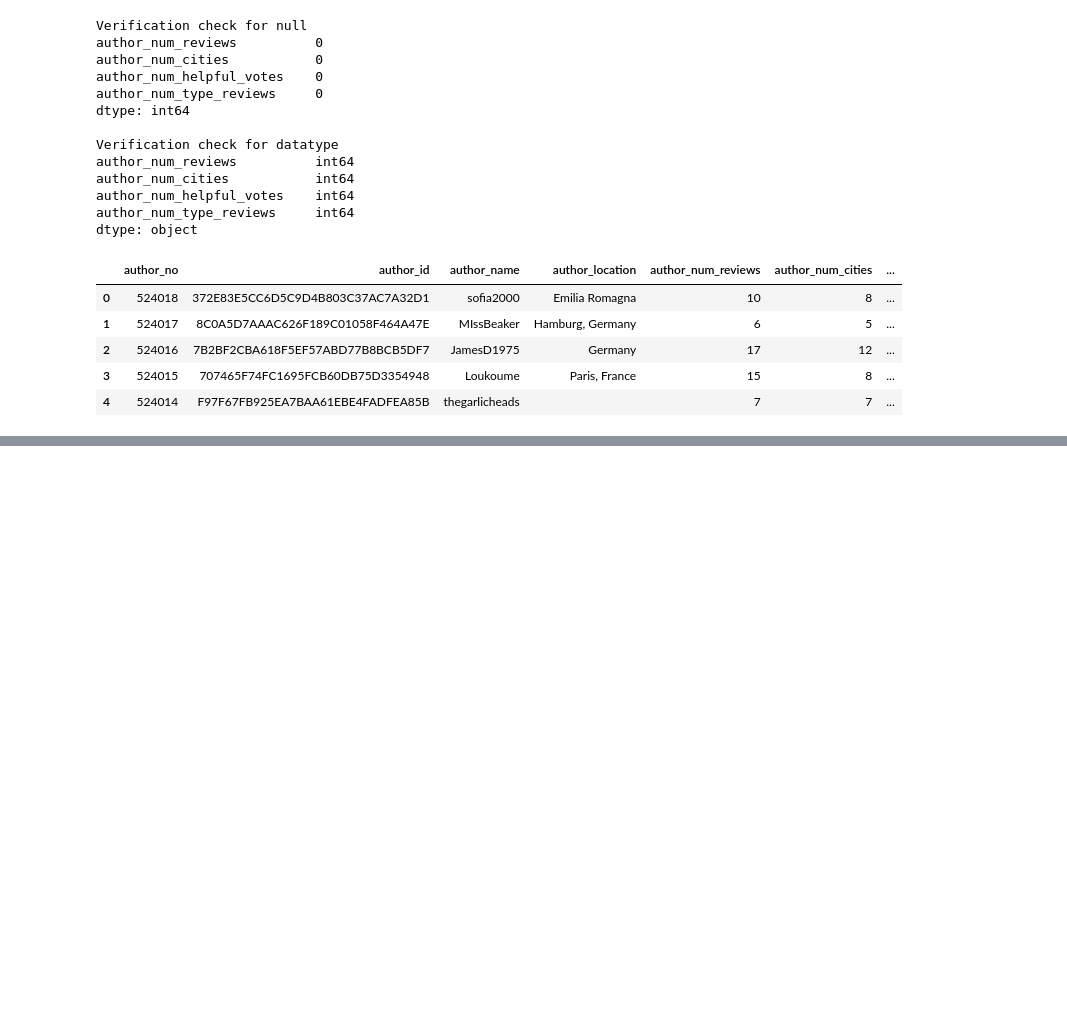
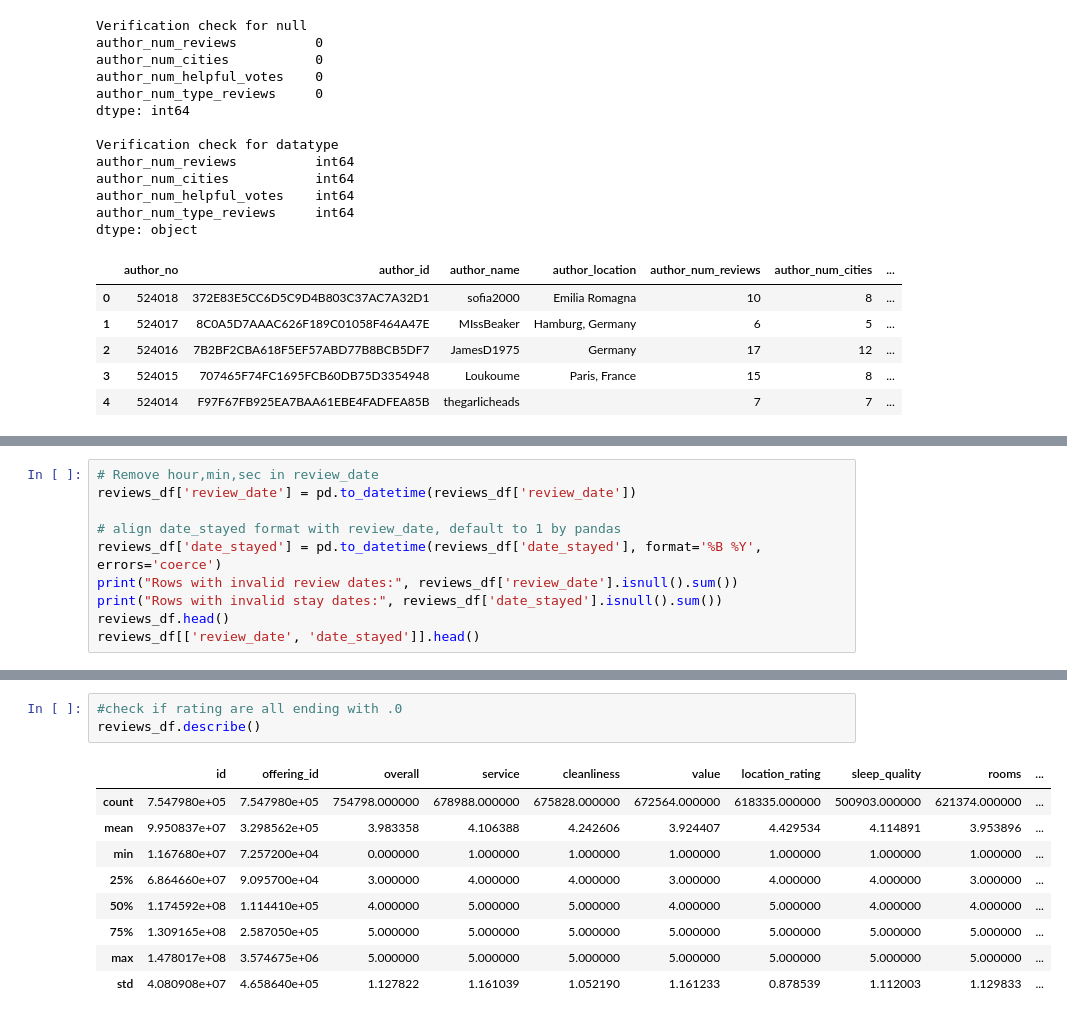
Before and after one commit to lucasnyc/is5126-assignment1, a Jupyter notebook: lucas/02_exploratory_analysis_lucas.ipynb, the cells around one changed output, grey strips where cells are left out. Cells and saved outputs as stored; diff of their text form; blank space fills up the shorter version.

```diff
--- a/lucas/02_exploratory_analysis_lucas.ipynb
+++ b/lucas/02_exploratory_analysis_lucas.ipynb
@@ -260,0 +310,10 @@ Data Shape after Deduped:        Rows: 522889, Columns: 8
+# %%
+# Remove hour,min,sec in review_date
+reviews_df['review_date'] = pd.to_datetime(reviews_df['review_date'])
+
+# align date_stayed format with review_date, default to 1 by pandas
+reviews_df['date_stayed'] = pd.to_datetime(reviews_df['date_stayed'], format='%B %Y', errors='coerce')
+print("Rows with invalid review dates:", reviews_df['review_date'].isnull().sum())
+print("Rows with invalid stay dates:", reviews_df['date_stayed'].isnull().sum())
+reviews_df.head()
+reviews_df[['review_date', 'date_stayed']].head()
@@ -260,0 +368,13 @@ Data Shape after Deduped:        Rows: 522889, Columns: 8
+# %%
+#check if rating are all ending with .0
+reviews_df.describe()
+# %% [output]
+|  | id | offering_id | overall | service | cleanliness | value | location_rating | sleep_quality | rooms | ... |
+| count | 7.547980e+05 | 7.547980e+05 | 754798.000000 | 678988.000000 | 675828.000000 | 672564.000000 | 618335.000000 | 500903.000000 | 621374.000000 | ... |
+| mean | 9.950837e+07 | 3.298562e+05 | 3.983358 | 4.106388 | 4.242606 | 3.924407 | 4.429534 | 4.114891 | 3.953896 | ... |
+| min | 1.167680e+07 | 7.257200e+04 | 0.000000 | 1.000000 | 1.000000 | 1.000000 | 1.000000 | 1.000000 | 1.000000 | ... |
+| 25% | 6.864660e+07 | 9.095700e+04 | 3.000000 | 4.000000 | 4.000000 | 3.000000 | 4.000000 | 4.000000 | 3.000000 | ... |
+| 50% | 1.174592e+08 | 1.114410e+05 | 4.000000 | 5.000000 | 5.000000 | 4.000000 | 5.000000 | 4.000000 | 4.000000 | ... |
+| 75% | 1.309165e+08 | 2.587050e+05 | 5.000000 | 5.000000 | 5.000000 | 5.000000 | 5.000000 | 5.000000 | 5.000000 | ... |
+| max | 1.478017e+08 | 3.574675e+06 | 5.000000 | 5.000000 | 5.000000 | 5.000000 | 5.000000 | 5.000000 | 5.000000 | ... |
+| std | 4.080908e+07 | 4.658640e+05 | 1.127822 | 1.161039 | 1.052190 | 1.161233 | 0.878539 | 1.112003 | 1.129833 | ... |
```
Also changed, not shown: parts of 14 cells of this notebook, 1 other file.
